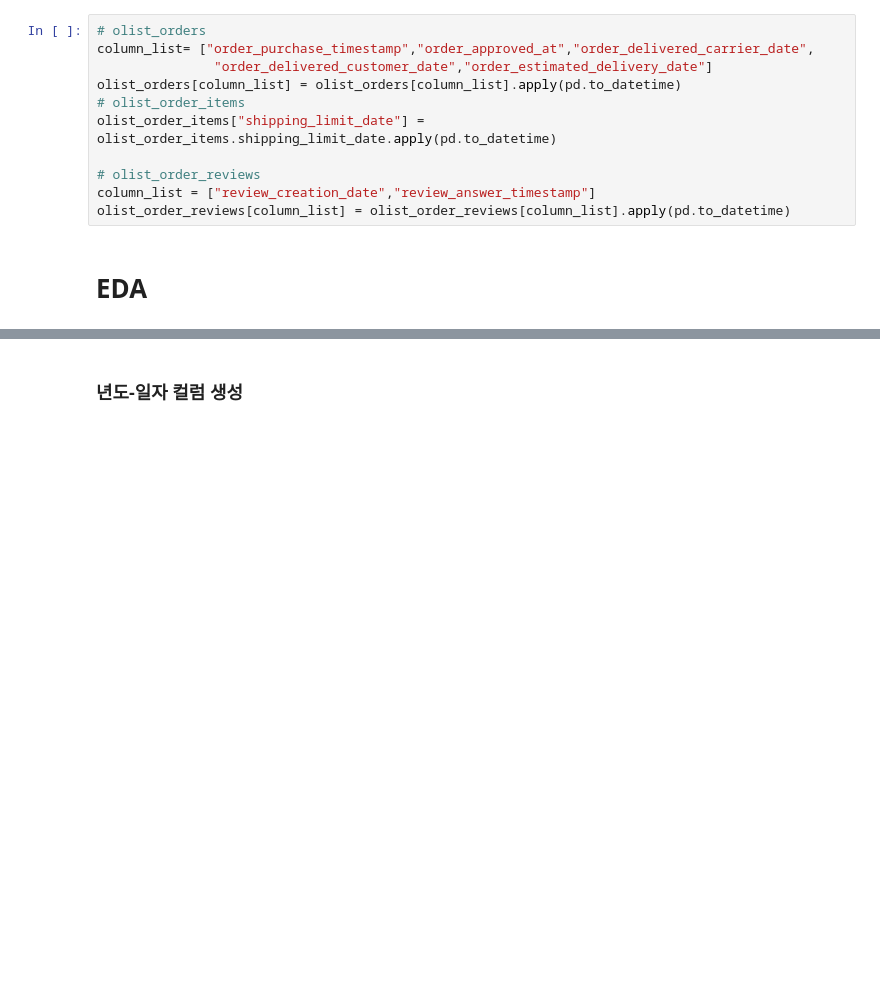
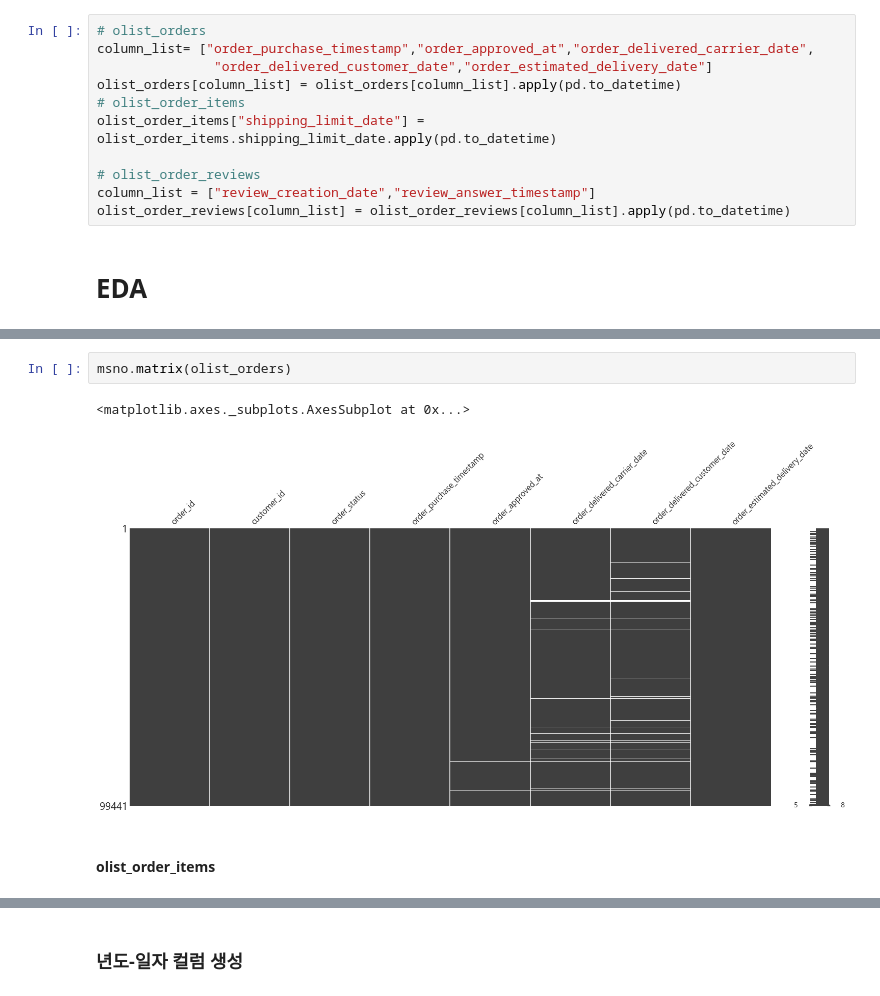
Before and after one commit to changyong93/project_Brazilian-E-Commerce-Public-Dataset-by-Olist, a Jupyter notebook: Untitled1.ipynb, the cells around one changed output, grey strips where cells are left out. Cells and saved outputs as stored; diff of their text form; blank space fills up the shorter version.

```diff
--- a/Untitled1.ipynb
+++ b/Untitled1.ipynb
@@ -96,0 +131,7 @@ olist_order_reviews[column_list] = olist_order_reviews[column_list].apply(pd.to_
+# %%
+msno.matrix(olist_orders)
+# %% [output]
+<matplotlib.axes._subplots.AxesSubplot at 0x...>
+[figure, added]
+# %% [markdown]
+#### olist_order_items
```
Also changed, not shown: parts of 101 cells of this notebook, 1 other file.
